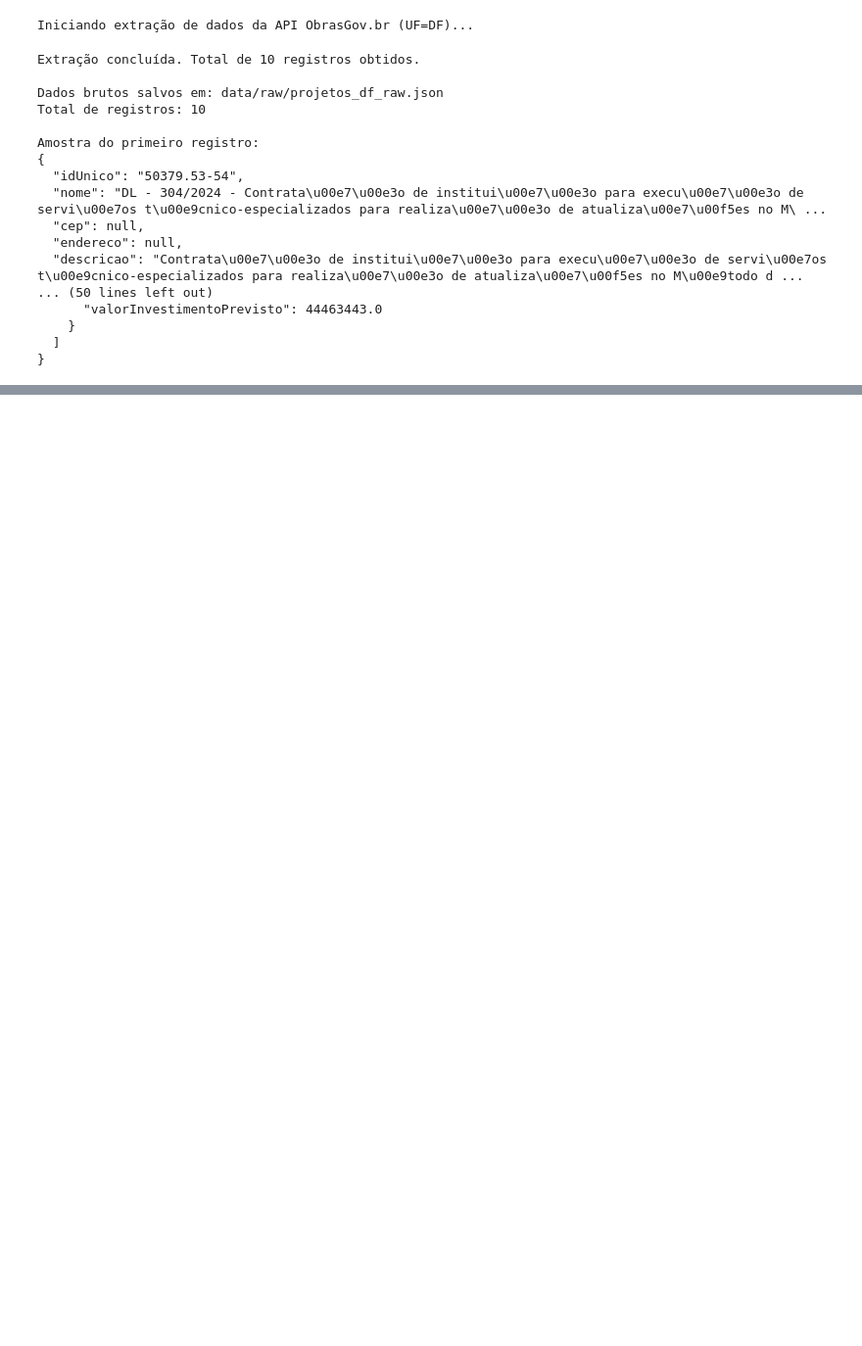
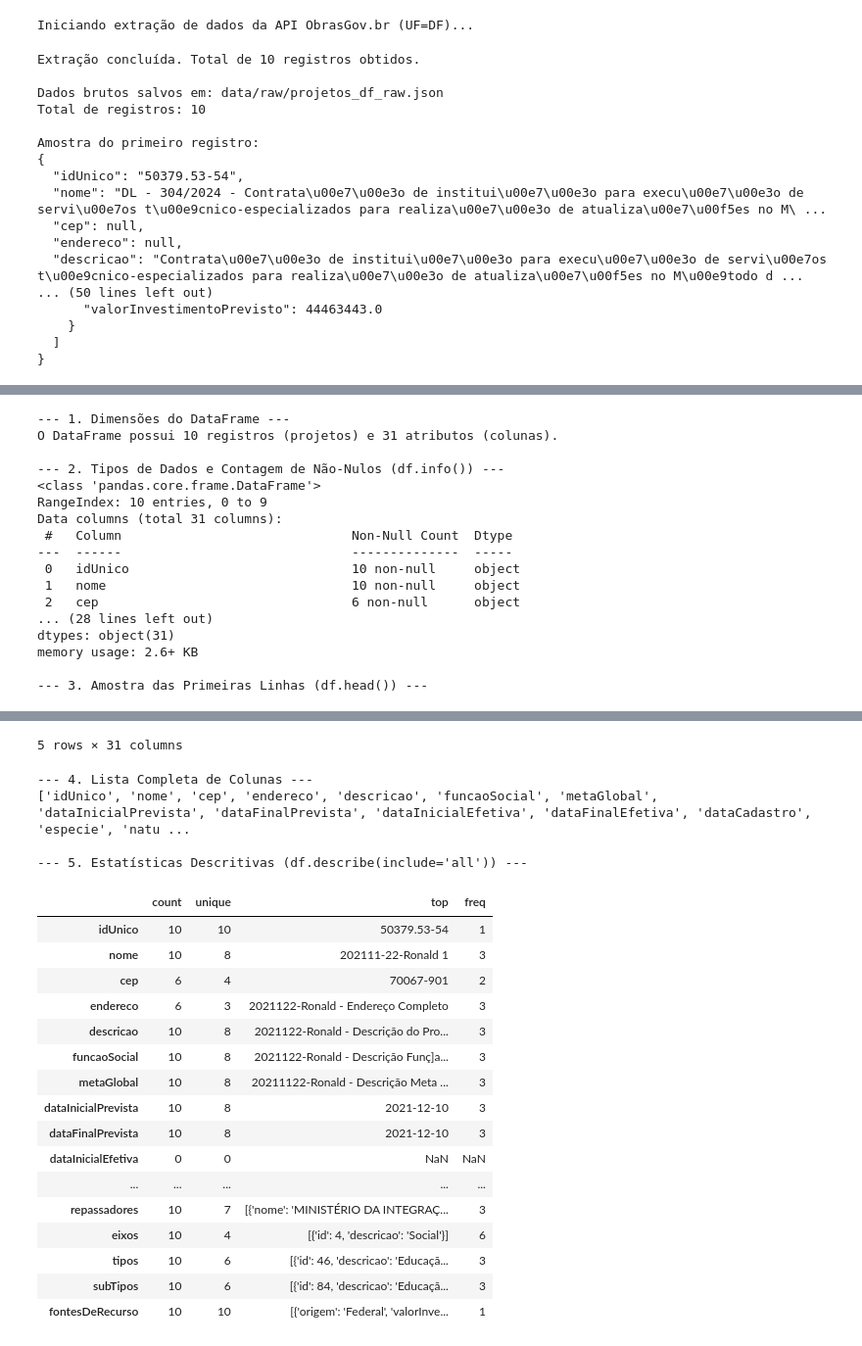
Before and after one commit to alvezclari/analise-investimentos-df, a Jupyter notebook: notebooks/analise_completa.ipynb, the cells around one changed output, grey strips where cells are left out. Shown at 98% size. Saved outputs shown, nothing was run; the diff lists cells and outputs as text; code cells hidden in the pictures; blank space fills up the shorter version.

Commit message:
att dados

```diff
--- a/notebooks/analise_completa.ipynb
+++ b/notebooks/analise_completa.ipynb
@@ -151,0 +156,16 @@ Amostra do primeiro registro:
+# %%
+# Tenta carregar a variável 'dados_brutos' da memória, ou recarrega do arquivo JSON
+try:
+    # Verifica se a variável 'dados_brutos' existe e não está vazia
+    if 'dados_brutos' not in locals() or not dados_brutos:
+        with open('data/raw/projetos_df_raw.json', 'r', encoding='utf-8') as f:
+            dados_brutos = json.load(f)
+            print("Dados brutos recarregados do arquivo JSON.")
+
+    # Cria o DataFrame
+    df = pd.DataFrame(dados_brutos)
+    print(f"DataFrame criado com sucesso. Dimensões iniciais: {df.shape[0]} linhas e {df.shape[1]} colunas.")
+
+except FileNotFoundError:
+    print("ERRO: O arquivo 'data/raw/projetos_df_raw.json' não foi encontrado. Execute a extração (Passo 3) novamente.")
+    df = pd.DataFrame() # Cria um DataFrame vazio para evitar erros
@@ -151,0 +178,40 @@ Amostra do primeiro registro:
+# %%
+if not df.empty:
+    # 1. Dimensões do DataFrame
+    print("--- 1. Dimensões do DataFrame ---")
+    print(f"O DataFrame possui {df.shape[0]} registros (projetos) e {df.shape[1]} atributos (colunas).")
+
+    # 2. Tipos de Dados e Contagem de Não-Nulos
+    print("\n--- 2. Tipos de Dados e Contagem de Não-Nulos (df.info()) ---")
+    df.info()
+
+    # 3. Amostra das Primeiras Linhas
+    print("\n--- 3. Amostra das Primeiras Linhas (df.head()) ---")
+    display(df.head())
+
+    # 4. Lista de Colunas
+    print("\n--- 4. Lista Completa de Colunas ---")
+    print(df.columns.tolist())
+
+    # 5. Estatísticas Descritivas
+    print("\n--- 5. Estatísticas Descritivas (df.describe(include='all')) ---")
+    # Usamos include='all' para obter estatísticas de colunas numéricas e categóricas
+    display(df.describe(include='all').T)
+# %% [output]
+--- 1. Dimensões do DataFrame ---
+O DataFrame possui 10 registros (projetos) e 31 atributos (colunas).
+
+--- 2. Tipos de Dados e Contagem de Não-Nulos (df.info()) ---
+<class 'pandas.core.frame.DataFrame'>
+RangeIndex: 10 entries, 0 to 9
+Data columns (total 31 columns):
+ #   Column                              Non-Null Count  Dtype
+---  ------                              --------------  -----
+ 0   idUnico                             10 non-null     object
+ 1   nome                                10 non-null     object
+ 2   cep                                 6 non-null      object
+... (28 lines left out)
+dtypes: object(31)
+memory usage: 2.6+ KB
+
+--- 3. Amostra das Primeiras Linhas (df.head()) ---
@@ -151,0 +224,22 @@ Amostra do primeiro registro:
+5 rows × 31 columns
+--- 4. Lista Completa de Colunas ---
+['idUnico', 'nome', 'cep', 'endereco', 'descricao', 'funcaoSocial', 'metaGlobal', 'dataInicialPrevista', 'dataFinalPrevista', 'dataInicialEfetiva', 'dataFinalEfetiva', 'dataCadastro', 'especie', 'natu ...
+
+--- 5. Estatísticas Descritivas (df.describe(include='all')) ---
+|  | count | unique | top | freq |
+| idUnico | 10 | 10 | 50379.53-54 | 1 |
+| nome | 10 | 8 | 202111-22-Ronald 1 | 3 |
+| cep | 6 | 4 | 70067-901 | 2 |
+| endereco | 6 | 3 | 2021122-Ronald - Endereço Completo | 3 |
+| descricao | 10 | 8 | 2021122-Ronald - Descrição do Pro... | 3 |
+| funcaoSocial | 10 | 8 | 2021122-Ronald - Descrição Funç]a... | 3 |
+| metaGlobal | 10 | 8 | 20211122-Ronald - Descrição Meta ... | 3 |
+| dataInicialPrevista | 10 | 8 | 2021-12-10 | 3 |
+| dataFinalPrevista | 10 | 8 | 2021-12-10 | 3 |
+| dataInicialEfetiva | 0 | 0 | NaN | NaN |
+| ... | ... | ... | ... | ... |
+| repassadores | 10 | 7 | [{'nome': 'MINISTÉRIO DA INTEGRAÇ... | 3 |
+| eixos | 10 | 4 | [{'id': 4, 'descricao': 'Social'}] | 6 |
+| tipos | 10 | 6 | [{'id': 46, 'descricao': 'Educaçã... | 3 |
+| subTipos | 10 | 6 | [{'id': 84, 'descricao': 'Educaçã... | 3 |
+| fontesDeRecurso | 10 | 10 | [{'origem': 'Federal', 'valorInve... | 1 |
```
Also changed, not shown: parts of 23 cells of this notebook.
